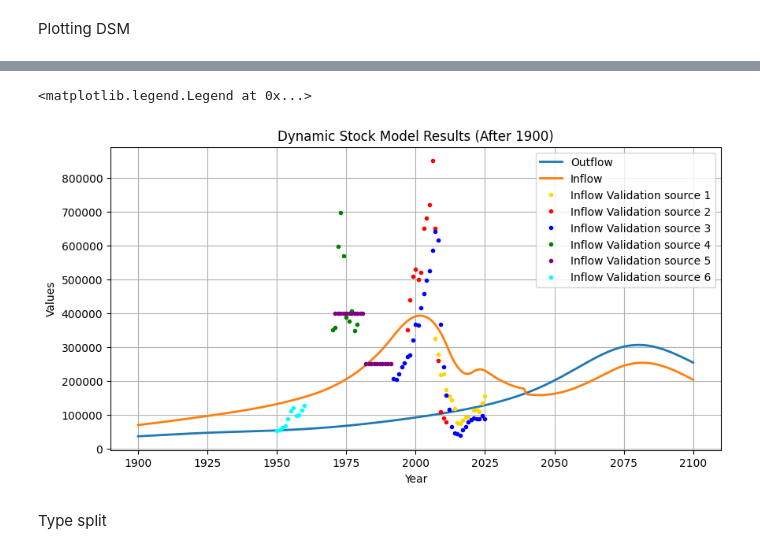
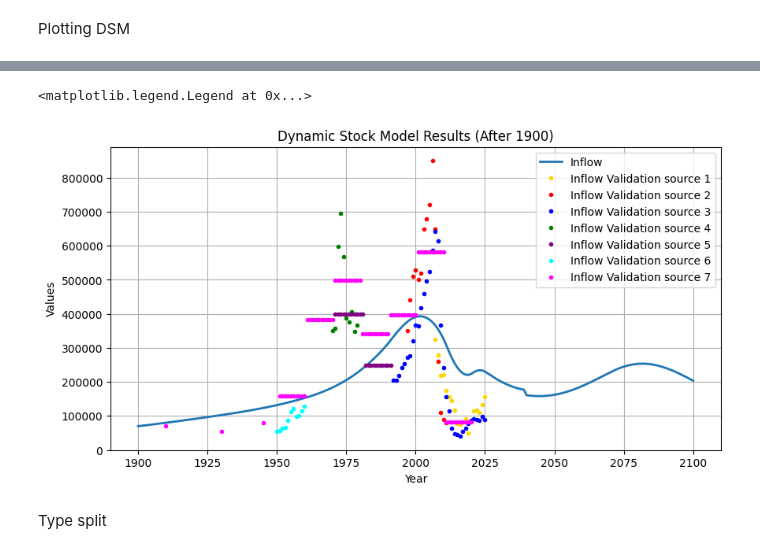
Before and after one commit to tdhunn01-design/MFA2, a Jupyter notebook: PPD_POP_Multiplied.ipynb, the cells around one changed output, grey strips where cells are left out. Drawn from its saved outputs; the diff is of its cells as text; code cells hidden in the pictures.

```diff
--- a/PPD_POP_Multiplied.ipynb
+++ b/PPD_POP_Multiplied.ipynb
@@ -172,7 +166,7 @@ validation_file = "inflow_validation.xlsx"
 # This file should be placed in the same directory as this notebook (on the JupyterHub server)
 
 # We read the data and store it in a Dataframe called "data", using the read_excel() panda function
-data_raw = pd.read_excel(validation_file, index_col = None, header = 0, usecols = 'D:J')
-validation_data = data_raw.iloc[0:67]
+data_raw = pd.read_excel(validation_file, index_col = None, header = 0, usecols = 'D:L')
+validation_data = data_raw.iloc[0:79]
 print(validation_data)
 # %% [output]
@@ -193,19 +190,19 @@ print(validation_data)
 # %%
 # plotting after 1900
 plt.figure(figsize=(10, 5))
-plt.plot(t_array[t_array >= 1900], O_C_1d[t_array >= 1900], label='Outflow', lw=2)
 plt.plot(t_array[t_array >= 1900], I_all[t_array >= 1900], label='Inflow', lw=2)
 plt.plot(validation_data['YEAR'], validation_data['SOURCE1'], '.', label='Inflow Validation source 1',  color = 'gold')
 plt.plot(validation_data['YEAR'], validation_data['SOURCE2'], '.', label='Inflow Validation source 2',  color = 'red')
 plt.plot(validation_data['YEAR'], validation_data['SOURCE3'], '.', label='Inflow Validation source 3',  color = 'blue')
 plt.plot(validation_data['YEAR'], validation_data['SOURCE4'], '.', label='Inflow Validation source 4',  color = 'green')
 plt.plot(validation_data['YEAR'], validation_data['SOURCE5'], '.', label='Inflow Validation source 5',  color = 'purple')
 plt.plot(validation_data['YEAR'], validation_data['SOURCE6'], '.', label='Inflow Validation source 6',  color = 'cyan')
+plt.plot(validation_data['YEAR'], validation_data['SOURCE7'], '.', label='Inflow Validation source 7',  color = 'magenta')
 plt.title('Dynamic Stock Model Results (After 1900)')
 plt.xlabel('Year')
 plt.grid()
 plt.ylabel('Values')
 plt.legend()
 # %% [output]
 <matplotlib.legend.Legend at 0x...>
-[figure, old version]
+[figure, new version]
```
Also changed, not shown: parts of 6 cells of this notebook, 1 other file.
